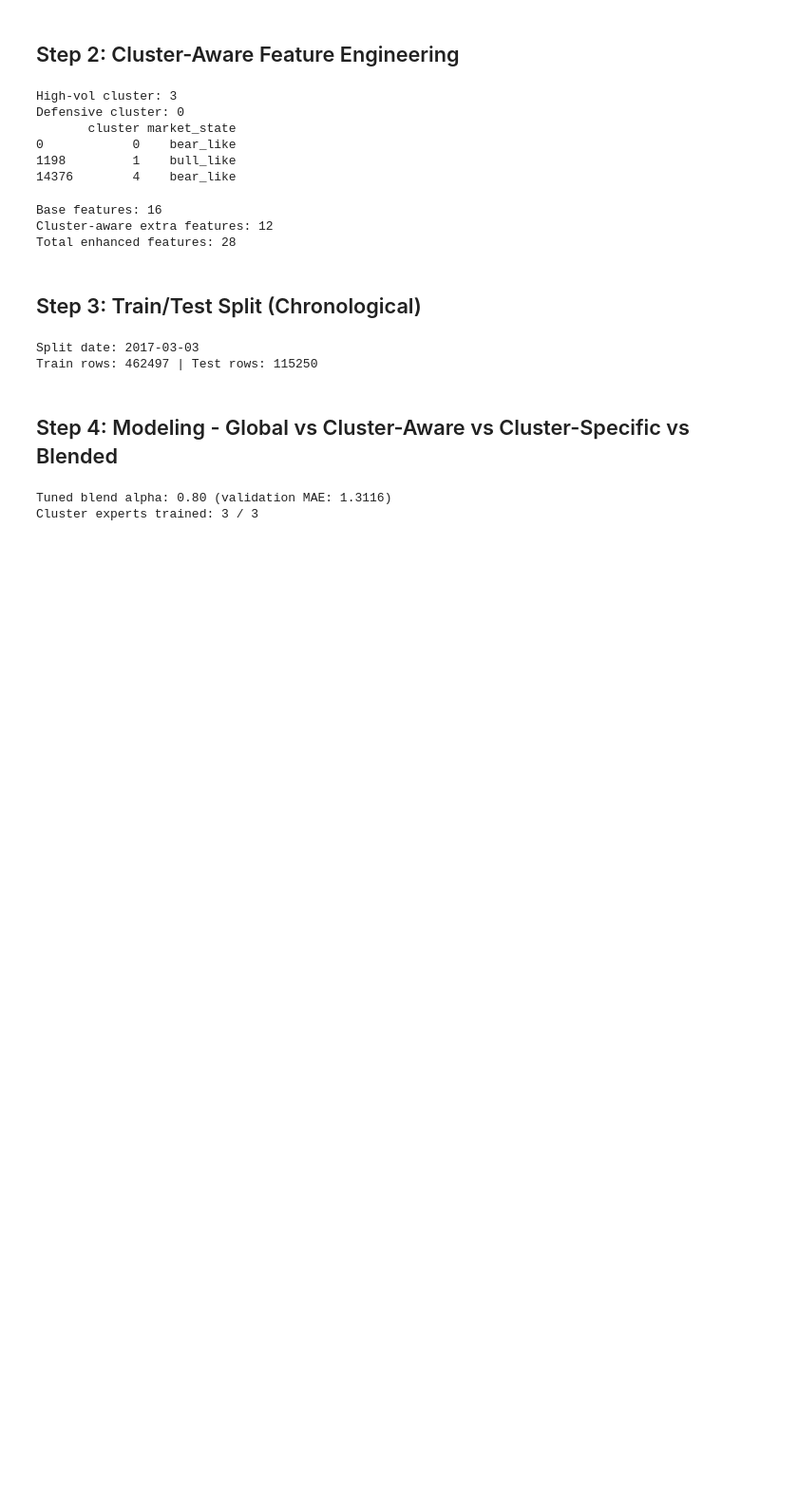
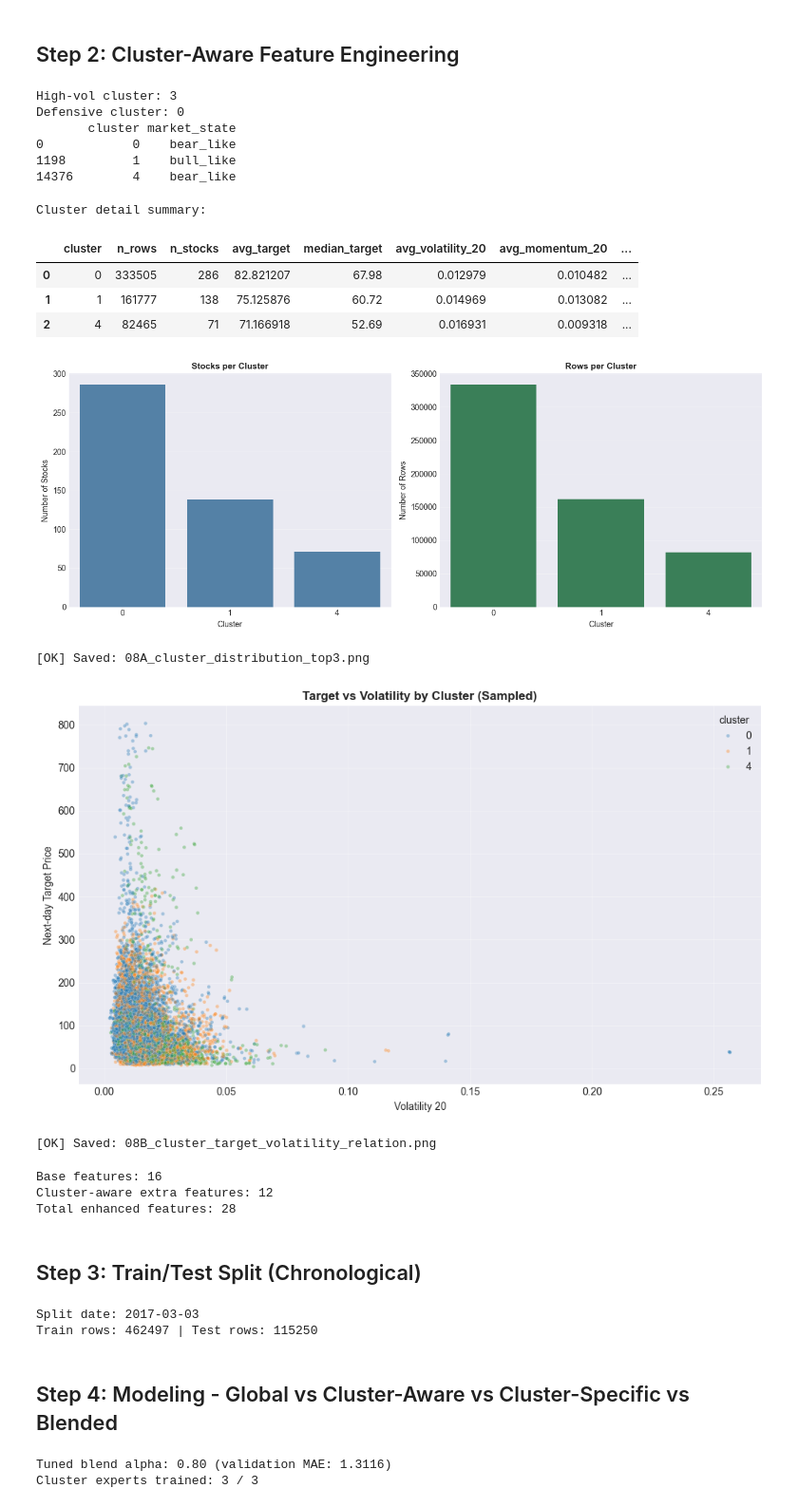
Before and after one commit to EnochCHIU-polyu/ML-in-Finance-Data-Project, a Jupyter notebook: project_folder/02_stock_price_regression/implementation/02B_Cluster_Aware_Regression.ipynb, the cells around one changed output. Shown at 95% size. Drawn from its saved outputs; the diff is of its cells as text; code cells hidden in the pictures; blank space fills up the shorter version.

```diff
--- a/project_folder/02_stock_price_regression/implementation/02B_Cluster_Aware_Regression.ipynb
+++ b/project_folder/02_stock_price_regression/implementation/02B_Cluster_Aware_Regression.ipynb
@@ -264,6 +384,86 @@ Defensive cluster: 0
 0            0    bear_like
 1198         1    bull_like
 14376        4    bear_like
+# %%
+# Cluster detail summary + relationship visuals
+cluster_detail_df = (
+    reg_df.groupby('cluster')
+    .agg(
+        n_rows=('Name', 'size'),
+        n_stocks=('Name', 'nunique'),
+        avg_target=('target', 'mean'),
+        median_target=('target', 'median'),
+        avg_volatility_20=('volatility_20', 'mean'),
+        avg_momentum_20=('momentum_20', 'mean'),
+        avg_centroid_distance=('cluster_centroid_distance', 'mean')
+    )
+    .reset_index()
+    .sort_values('n_stocks', ascending=False)
+)
+
+cluster_state_df = (
+    reg_df[['cluster', 'market_state']]
+    .drop_duplicates()
+    .sort_values('cluster')
+)
+cluster_detail_df = cluster_detail_df.merge(cluster_state_df, on='cluster', how='left')
+
+print('Cluster detail summary:')
+display(cluster_detail_df)
+
+# Graph 1: stock count and row count by cluster
+fig, axes = plt.subplots(1, 2, figsize=(13, 5))
+
+sns.barplot(data=cluster_detail_df, x='cluster', y='n_stocks', ax=axes[0], color='steelblue')
+axes[0].set_title('Stocks per Cluster', fontsize=11, fontweight='bold')
+axes[0].set_xlabel('Cluster')
+axes[0].set_ylabel('Number of Stocks')
+axes[0].grid(axis='y', alpha=0.3)
+
+sns.barplot(data=cluster_detail_df, x='cluster', y='n_rows', ax=axes[1], color='seagreen')
+axes[1].set_title('Rows per Cluster', fontsize=11, fontweight='bold')
+axes[1].set_xlabel('Cluster')
+axes[1].set_ylabel('Number of Rows')
+axes[1].grid(axis='y', alpha=0.3)
+
+plt.tight_layout()
+plt.savefig(str(REG_GRAPH_DIR / '08A_cluster_distribution_top3.png'), dpi=300, bbox_inches='tight')
+plt.show()
+print('[OK] Saved: 08A_cluster_distribution_top3.png')
+
+# Graph 2: relationship view (volatility vs target, colored by cluster)
+sample_n = min(25000, len(reg_df))
+plot_df = reg_df[['cluster', 'volatility_20', 'target']].sample(n=sample_n, random_state=42)
+
+fig, ax = plt.subplots(figsize=(10, 6))
+sns.scatterplot(
+    data=plot_df,
+    x='volatility_20',
+    y='target',
+    hue='cluster',
+    palette='tab10',
+    alpha=0.35,
+    s=12,
+    ax=ax
+)
+ax.set_title('Target vs Volatility by Cluster (Sampled)', fontsize=12, fontweight='bold')
+ax.set_xlabel('Volatility 20')
+ax.set_ylabel('Next-day Target Price')
+ax.grid(alpha=0.3)
+plt.tight_layout()
+plt.savefig(str(REG_GRAPH_DIR / '08B_cluster_target_volatility_relation.png'), dpi=300, bbox_inches='tight')
+plt.show()
+print('[OK] Saved: 08B_cluster_target_volatility_relation.png')
+# %% [output]
+Cluster detail summary:
+|  | cluster | n_rows | n_stocks | avg_target | median_target | avg_volatility_20 | avg_momentum_20 | ... |
+| 0 | 0 | 333505 | 286 | 82.821207 | 67.98 | 0.012979 | 0.010482 | ... |
+| 1 | 1 | 161777 | 138 | 75.125876 | 60.72 | 0.014969 | 0.013082 | ... |
+| 2 | 4 | 82465 | 71 | 71.166918 | 52.69 | 0.016931 | 0.009318 | ... |
+[figure, added]
+[OK] Saved: 08A_cluster_distribution_top3.png
+[figure, added]
+[OK] Saved: 08B_cluster_target_volatility_relation.png
 # %%
 # One-hot encode cluster and market_state
 reg_df = pd.get_dummies(reg_df, columns=['cluster', 'market_state'], drop_first=False)
```
Also changed, not shown: parts of 6 cells of this notebook, 7 other files.
